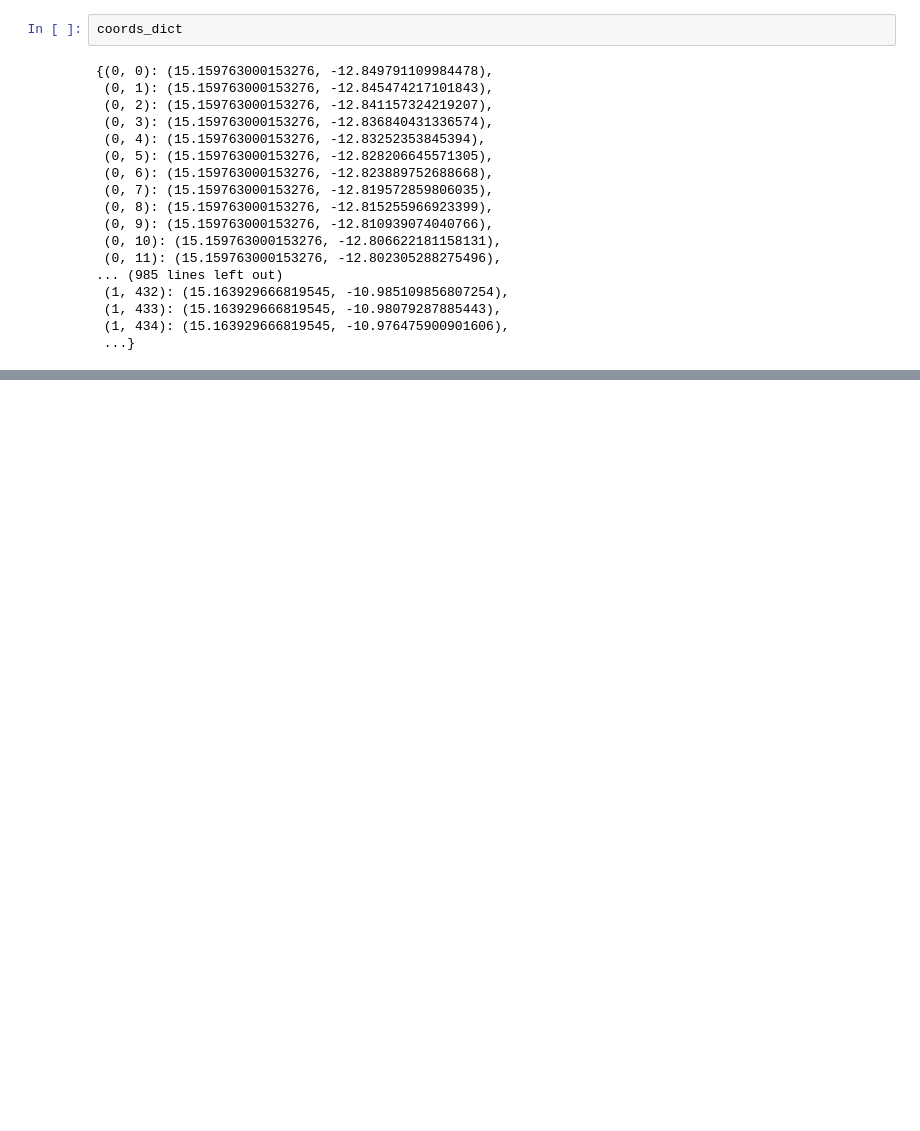
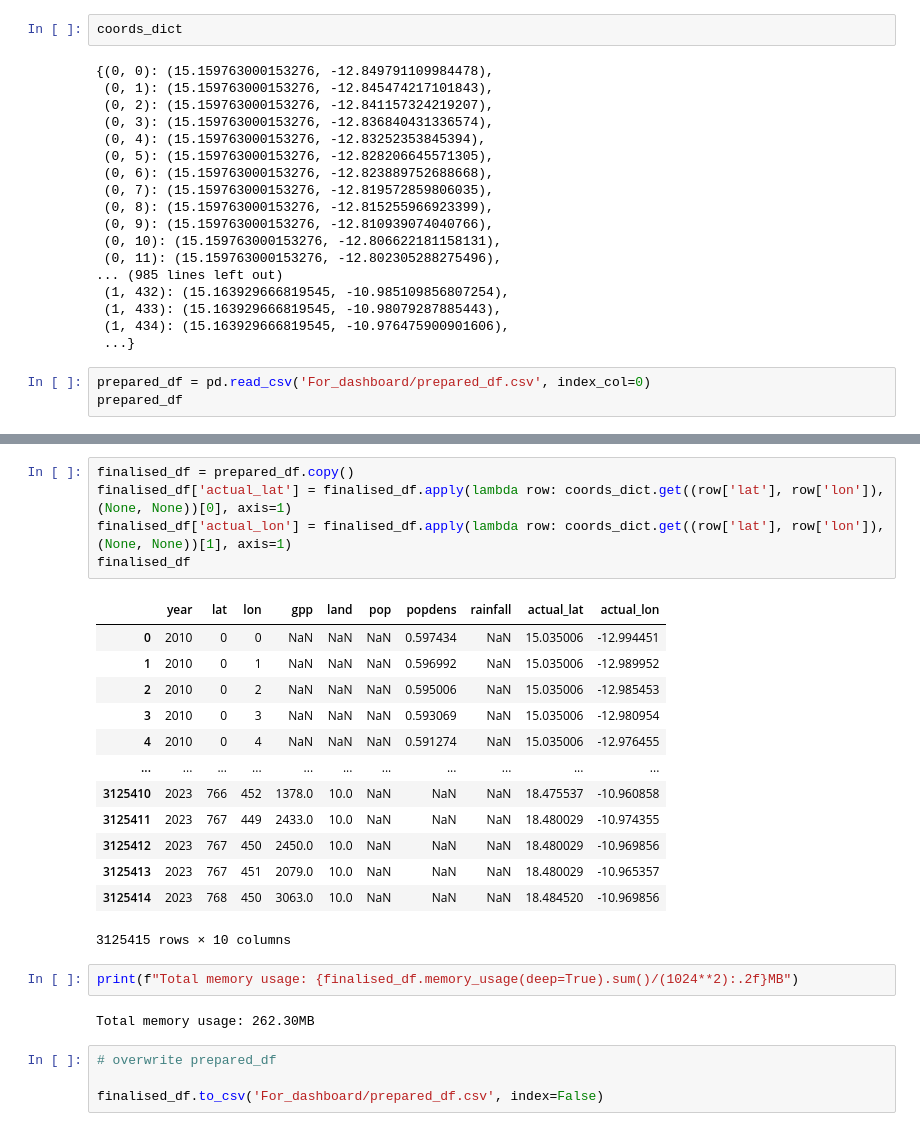
Before and after one commit to SourabhMulik/START_Hackathon, a Jupyter notebook: Actual_Coords_Projection.ipynb, the cells around one changed output, grey strips where cells are left out. Drawn from its saved outputs; the diff is of its cells as text; blank space fills up the shorter version.

Commit message:
add actual lat and lon to prepared_df

```diff
--- a/Actual_Coords_Projection.ipynb
+++ b/Actual_Coords_Projection.ipynb
@@ -130,3 +130,6 @@ coords_dict
  (1, 433): (15.163929666819545, -10.98079287885443),
  (1, 434): (15.163929666819545, -10.976475900901606),
  ...}
+# %%
+prepared_df = pd.read_csv('For_dashboard/prepared_df.csv', index_col=0)
+prepared_df
@@ -132,0 +150,27 @@ coords_dict
+# %%
+finalised_df = prepared_df.copy()
+finalised_df['actual_lat'] = finalised_df.apply(lambda row: coords_dict.get((row['lat'], row['lon']), (None, None))[0], axis=1)
+finalised_df['actual_lon'] = finalised_df.apply(lambda row: coords_dict.get((row['lat'], row['lon']), (None, None))[1], axis=1)
+finalised_df
+# %% [output]
+|  | year | lat | lon | gpp | land | pop | popdens | rainfall | actual_lat | actual_lon |
+| 0 | 2010 | 0 | 0 | NaN | NaN | NaN | 0.597434 | NaN | 15.035006 | -12.994451 |
+| 1 | 2010 | 0 | 1 | NaN | NaN | NaN | 0.596992 | NaN | 15.035006 | -12.989952 |
+| 2 | 2010 | 0 | 2 | NaN | NaN | NaN | 0.595006 | NaN | 15.035006 | -12.985453 |
+| 3 | 2010 | 0 | 3 | NaN | NaN | NaN | 0.593069 | NaN | 15.035006 | -12.980954 |
+| 4 | 2010 | 0 | 4 | NaN | NaN | NaN | 0.591274 | NaN | 15.035006 | -12.976455 |
+| ... | ... | ... | ... | ... | ... | ... | ... | ... | ... | ... |
+| 3125410 | 2023 | 766 | 452 | 1378.0 | 10.0 | NaN | NaN | NaN | 18.475537 | -10.960858 |
+| 3125411 | 2023 | 767 | 449 | 2433.0 | 10.0 | NaN | NaN | NaN | 18.480029 | -10.974355 |
+| 3125412 | 2023 | 767 | 450 | 2450.0 | 10.0 | NaN | NaN | NaN | 18.480029 | -10.969856 |
+| 3125413 | 2023 | 767 | 451 | 2079.0 | 10.0 | NaN | NaN | NaN | 18.480029 | -10.965357 |
+| 3125414 | 2023 | 768 | 450 | 3063.0 | 10.0 | NaN | NaN | NaN | 18.484520 | -10.969856 |
+3125415 rows × 10 columns
+# %%
+print(f"Total memory usage: {finalised_df.memory_usage(deep=True).sum()/(1024**2):.2f}MB")
+# %% [output]
+Total memory usage: 262.30MB
+# %%
+# overwrite prepared_df
+
+finalised_df.to_csv('For_dashboard/prepared_df.csv', index=False)
```
Also changed, not shown: parts of 1 cell of this notebook, 2 other files.
